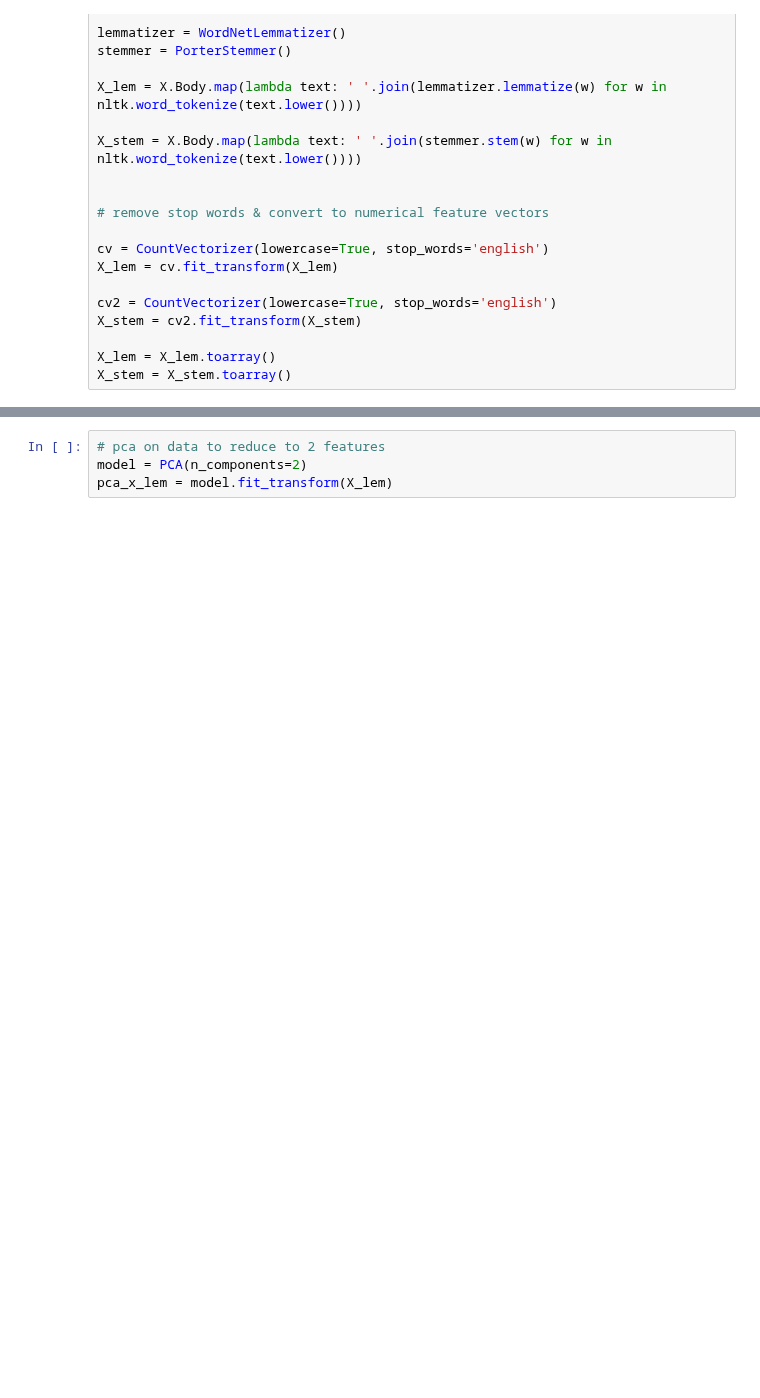
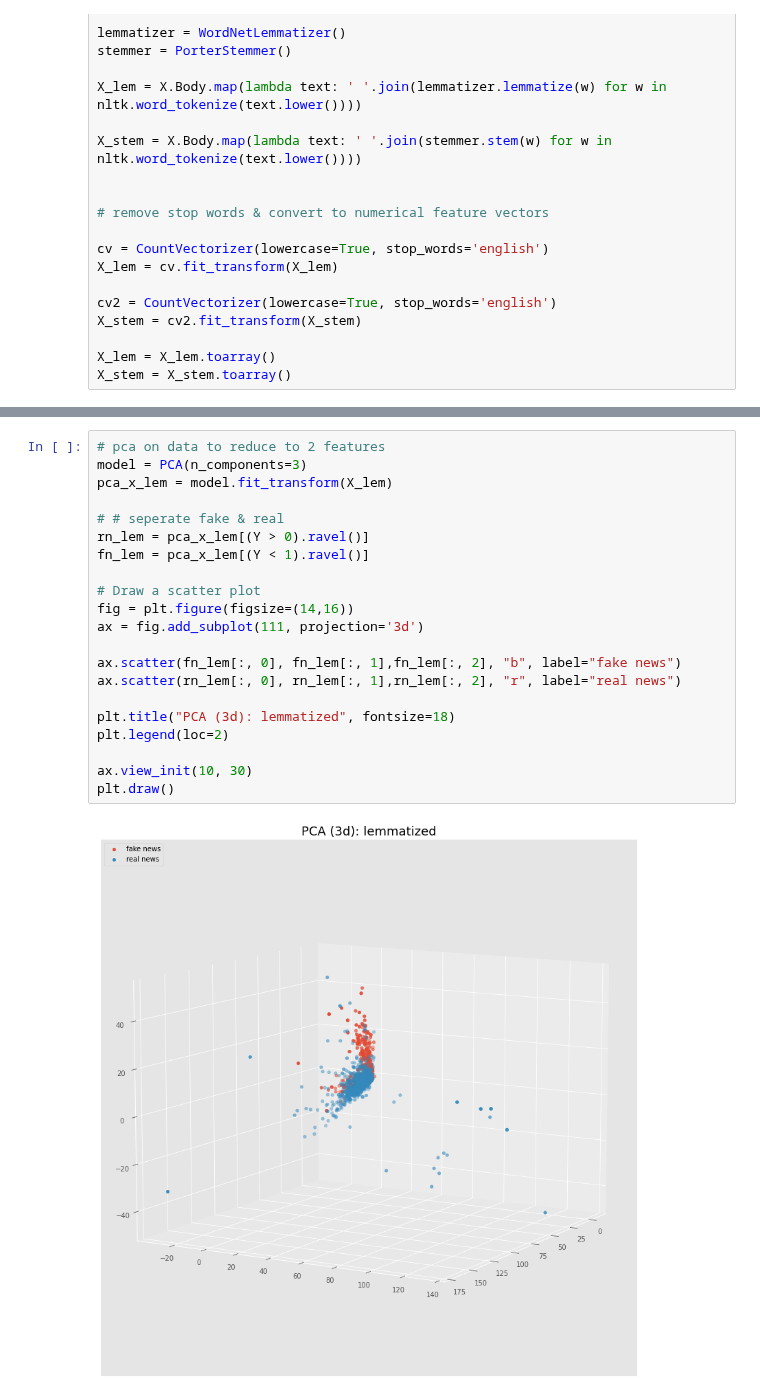
Before and after one commit to jreyesco16/ml-assignment, a Jupyter notebook: final-project/kim_chungsu_steiner_devan_reyes-cortes_jesse_final-project.ipynb, the cells around one changed output, grey strips where cells are left out. Drawn from its saved outputs; the diff is of its cells as text; blank space fills up the shorter version.

Commit message:
updated final project

```diff
--- a/final-project/kim_chungsu_steiner_devan_reyes-cortes_jesse_final-project.ipynb
+++ b/final-project/kim_chungsu_steiner_devan_reyes-cortes_jesse_final-project.ipynb
@@ -339,5 +339,24 @@ graph
 [drawing not drawn]
-# %%
-# pca on data to reduce to 2 features
-model = PCA(n_components=2)
-pca_x_lem = model.fit_transform(X_lem)
+# %%
+# pca on data to reduce to 2 features
+model = PCA(n_components=3)
+pca_x_lem = model.fit_transform(X_lem)
+
+# # seperate fake & real
+rn_lem = pca_x_lem[(Y > 0).ravel()]
+fn_lem = pca_x_lem[(Y < 1).ravel()]
+
+# Draw a scatter plot
+fig = plt.figure(figsize=(14,16))
+ax = fig.add_subplot(111, projection='3d')
+
+ax.scatter(fn_lem[:, 0], fn_lem[:, 1],fn_lem[:, 2], "b", label="fake news")
+ax.scatter(rn_lem[:, 0], rn_lem[:, 1],rn_lem[:, 2], "r", label="real news")
+
+plt.title("PCA (3d): lemmatized", fontsize=18)
+plt.legend(loc=2)
+
+ax.view_init(10, 30)
+plt.draw()
+# %% [output]
+[figure, added]
```
Also changed, not shown: parts of 8 cells of this notebook.
